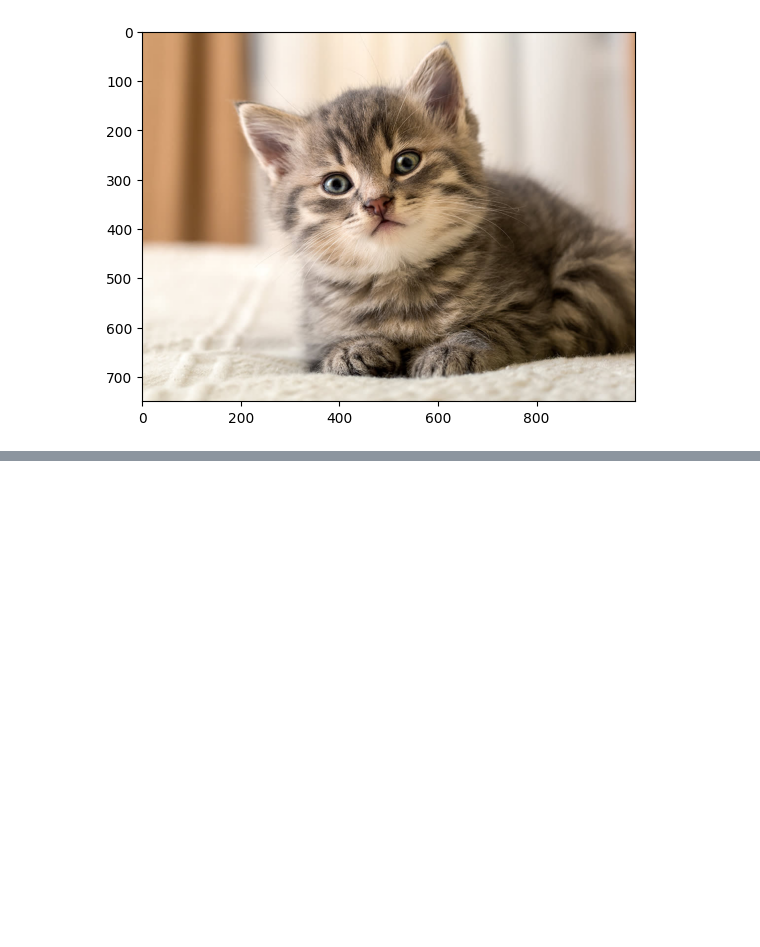
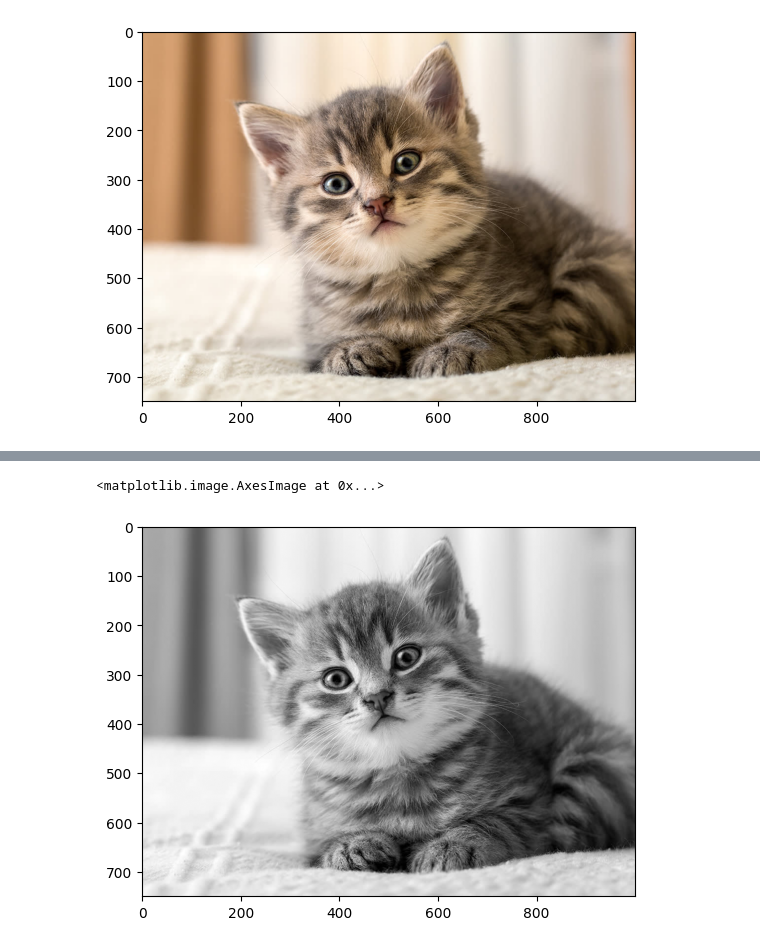
Before and after one commit to soulqan/PCVK_GANJIL_2025, a Jupyter notebook: Pertemuan1B.ipynb, the cells around one changed output, grey strips where cells are left out. Saved outputs shown, nothing was run; the diff lists cells and outputs as text; code cells hidden in the pictures; blank space fills up the shorter version.

```diff
--- a/Pertemuan1B.ipynb
+++ b/Pertemuan1B.ipynb
@@ -26,0 +33,5 @@ plt.imshow(img3)
+# %%
+plt.imshow(img_gray, cmap='gray')
+# %% [output]
+<matplotlib.image.AxesImage at 0x...>
+[figure, added]
```
Also changed, not shown: parts of 5 cells of this notebook.
